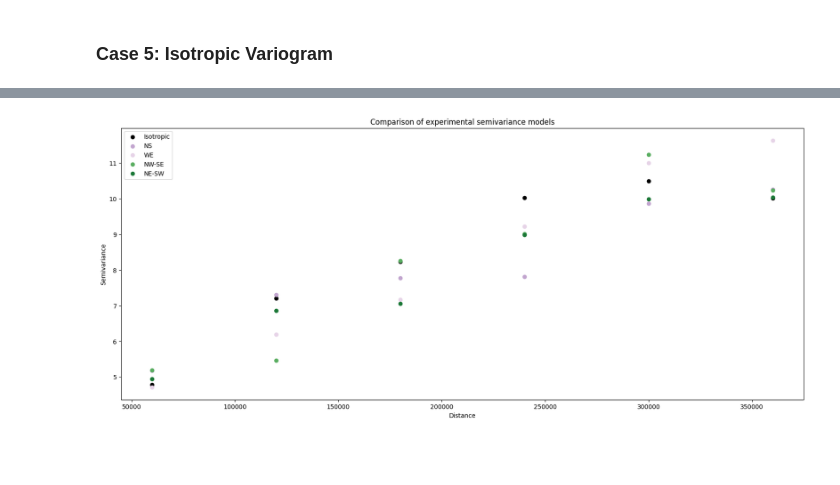
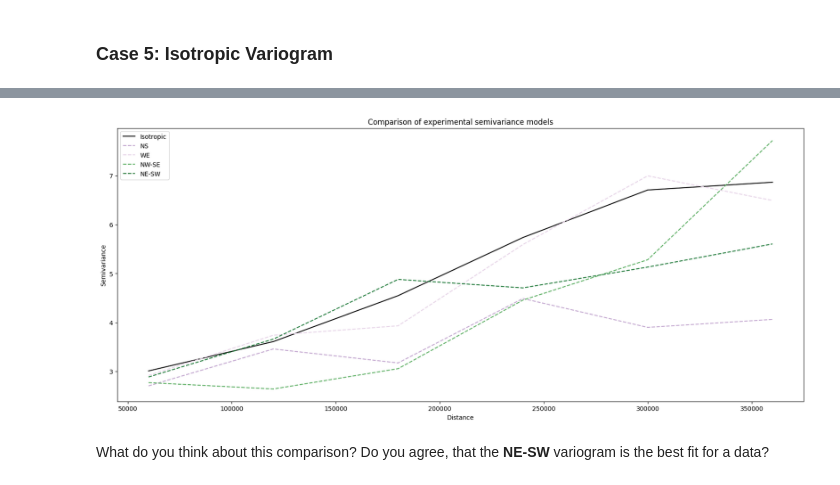
Before and after one commit to DataverseLabs/pyinterpolate, a Jupyter notebook: tutorials/Directional Semivariograms (Basic).ipynb, the cells around one changed output, grey strips where cells are left out. Saved outputs shown, nothing was run; the diff lists cells and outputs as text; code cells hidden in the pictures; blank space fills up the shorter version.

Commit message:
directional variogram tutorial

```diff
--- a/tutorials/Directional Semivariograms (Basic).ipynb
+++ b/tutorials/Directional Semivariograms (Basic).ipynb
@@ -170,7 +187,7 @@ ns_variogram = build_experimental_variogram(
     step_size=BIN_RADIUS,
     max_range=MAX_RANGE,
     direction=0,
-    tolerance=0.5
+    tolerance=TOLERANCE
 )
 
 ns_variogram.plot(plot_semivariance=True)
@@ -184,7 +201,7 @@ we_variogram = build_experimental_variogram(
     step_size=BIN_RADIUS,
     max_range=MAX_RANGE,
     direction=90,
-    tolerance=0.5
+    tolerance=TOLERANCE
 )
 
 we_variogram.plot(plot_semivariance=True)
@@ -198,7 +215,7 @@ ne_sw_variogram = build_experimental_variogram(
     step_size=BIN_RADIUS,
     max_range=MAX_RANGE,
     direction=45,
-    tolerance=0.5
+    tolerance=TOLERANCE
 )
 
 ne_sw_variogram.plot(plot_semivariance=True)
@@ -212,7 +229,7 @@ nw_se_variogram = build_experimental_variogram(
     step_size=BIN_RADIUS,
     max_range=MAX_RANGE,
     direction=135,
-    tolerance=0.5
+    tolerance=TOLERANCE
 )
 
 nw_se_variogram.plot(plot_semivariance=True)
@@ -235,25 +261,27 @@ iso_variogram.plot()
 # %%
 _lags = iso_variogram.lags
 _ns = ns_variogram.experimental_semivariances
 _we = we_variogram.experimental_semivariances
 _nw_se = nw_se_variogram.experimental_semivariances
 _ne_sw = ne_sw_variogram.experimental_semivariances
 _iso = iso_variogram.experimental_semivariances
 
 plt.figure(figsize=(20, 8))
-plt.scatter(_lags, _iso, color='black')
-plt.scatter(_lags, _ns, color='#c2a5cf')
-plt.scatter(_lags, _we, color='#e7d4e8')
-plt.scatter(_lags, _nw_se, color='#5aae61')
-plt.scatter(_lags, _ne_sw, color='#1b7837')
+plt.plot(_lags, _iso, color='black')
+plt.plot(_lags, _ns, '--', color='#c2a5cf')
+plt.plot(_lags, _we, '--', color='#e7d4e8')
+plt.plot(_lags, _nw_se, '--', color='#5aae61')
+plt.plot(_lags, _ne_sw, '--', color='#1b7837')
 plt.title('Comparison of experimental semivariance models')
 plt.legend(['Isotropic',
             'NS',
             'WE',
             'NW-SE',
             'NE-SW'])
 plt.xlabel('Distance')
 plt.ylabel('Semivariance')
 plt.show()
 # %% [output]
-[figure, old version]
+[figure, new version]
+# %% [markdown]
+What do you think about this comparison? Do you agree, that the **NE-SW** variogram is the best fit for a data?
```
Also changed, not shown: parts of 22 cells of this notebook, 1 other file.
